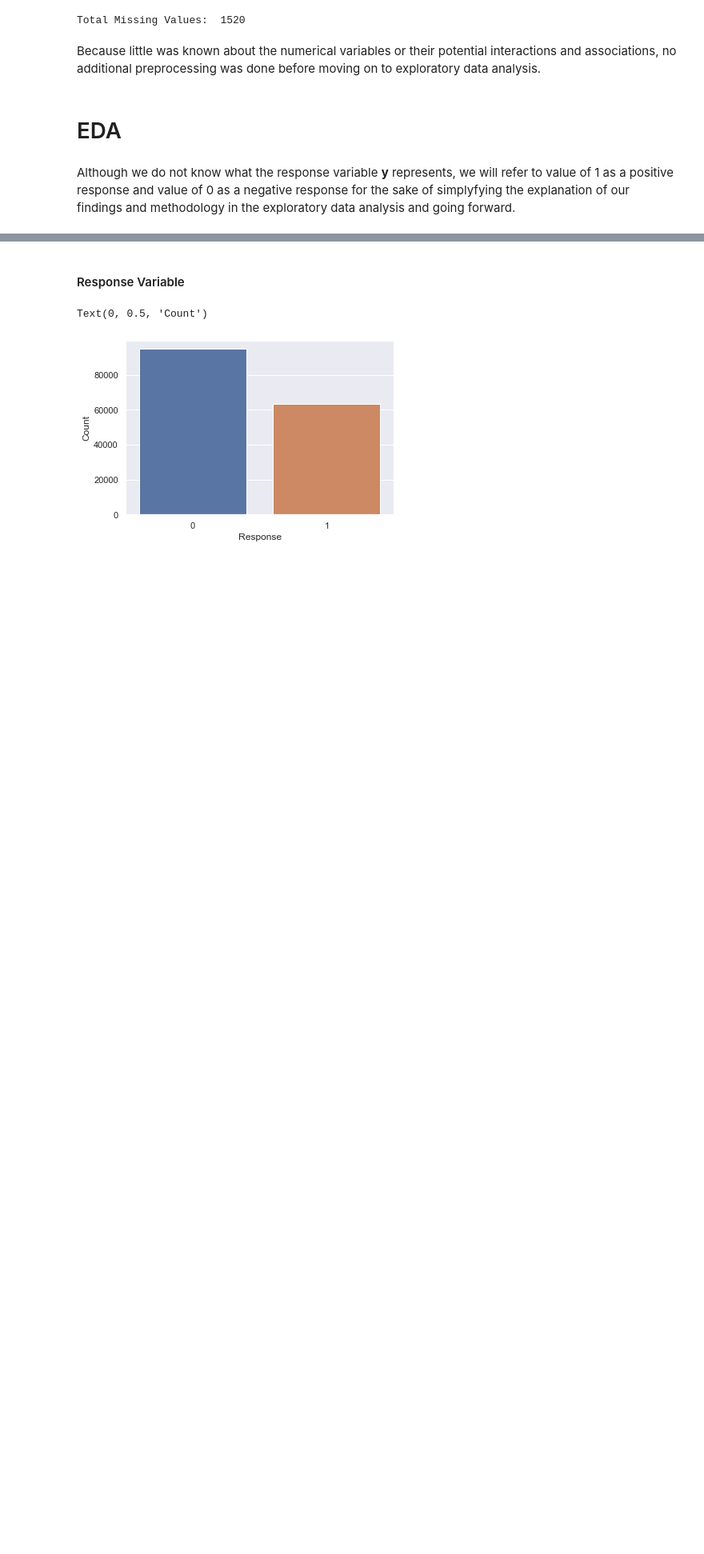
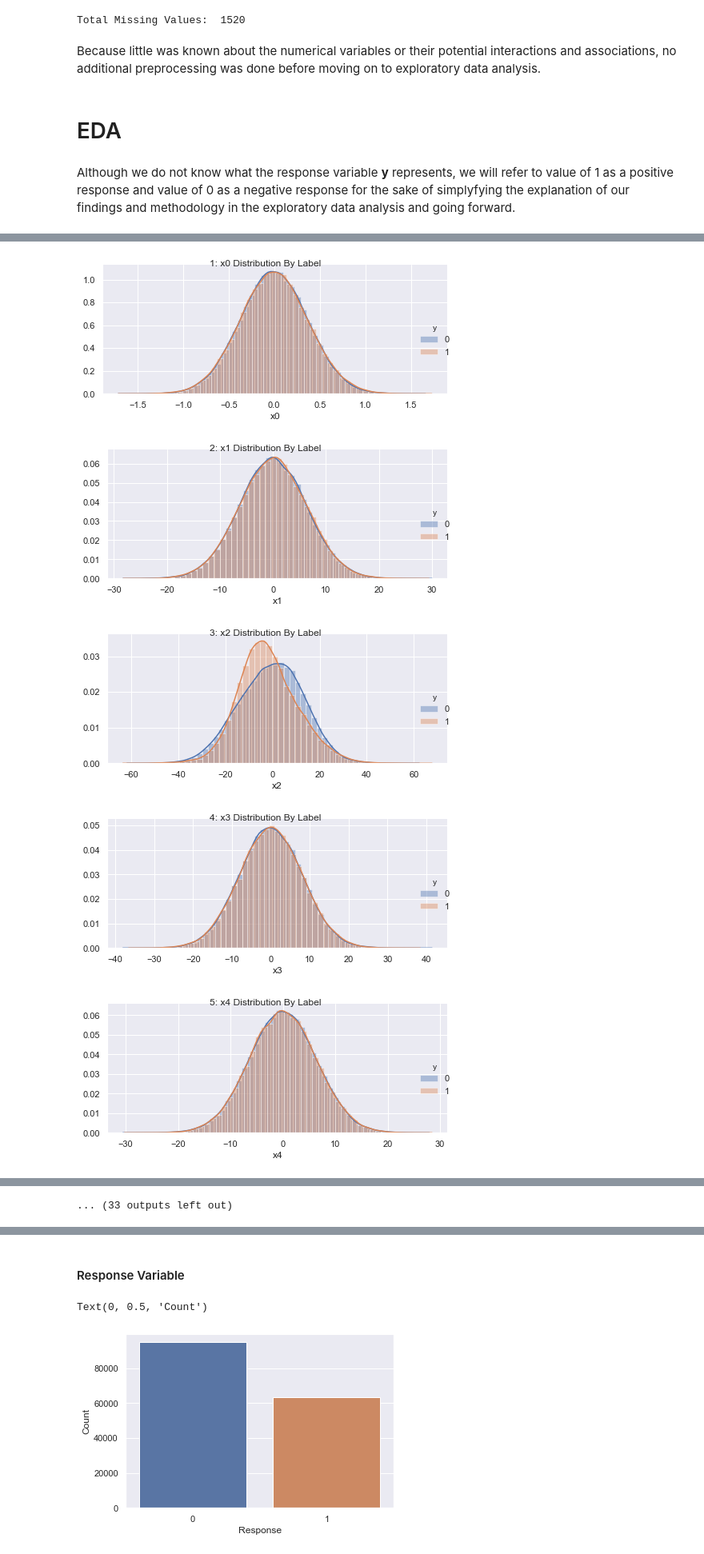
Before and after one commit to dhyanshah/MS7333_QTW, a Jupyter notebook: Final_Case/QTW_FinalCase.ipynb, the cells around one changed output, grey strips where cells are left out. Shown at 80% size. Drawn from its saved outputs; the diff is of its cells as text; code cells hidden in the pictures; blank space fills up the shorter version.

```diff
--- a/Final_Case/QTW_FinalCase.ipynb
+++ b/Final_Case/QTW_FinalCase.ipynb
@@ -47,7 +47,8 @@ import seaborn as sns; sns.set()
 from pathos.multiprocessing import ProcessingPool as Pool
 import multiprocessing as mp
 # %%
-df = pd.read_csv ('/Volumes/CCV_SSD_1/final_project.csv')
+#df = pd.read_csv ('/Volumes/CCV_SSD_1/final_project.csv')
+df = pd.read_csv("/Users/Dhyan/QTW/QTW_Final/final_project.csv")
 # %% [markdown]
 # Data
 
@@ -109,0 +113,17 @@ Although we do not know what the response variable **y** represents, we will ref
+# %%
+plt.rcParams['figure.max_open_warning']=40
+plt.rcParams['figure.figsize']=(5,5)
+colnames=list(df.drop(['y'], axis=1).select_dtypes(exclude='O').columns.values)
+for i in colnames[0:]:
+    facet = sns.FacetGrid(df, hue='y',aspect=2)
+    facet.map(sns.distplot,i)
+    facet.add_legend()
+    facet.fig.suptitle(''.join(map(str, list([colnames.index(i)+1,": ",i," Distribution By Label"]))))
+    plt.tight_layout()
+    plt.show()
+# %% [output]
+[figure, added]
+[figure, added]
+[figure, added]
+[figure, added]
+[figure, added]
@@ -109,0 +137 @@ Although we do not know what the response variable **y** represents, we will ref
+... (33 outputs left out)
```
Also changed, not shown: parts of 3 cells of this notebook.
